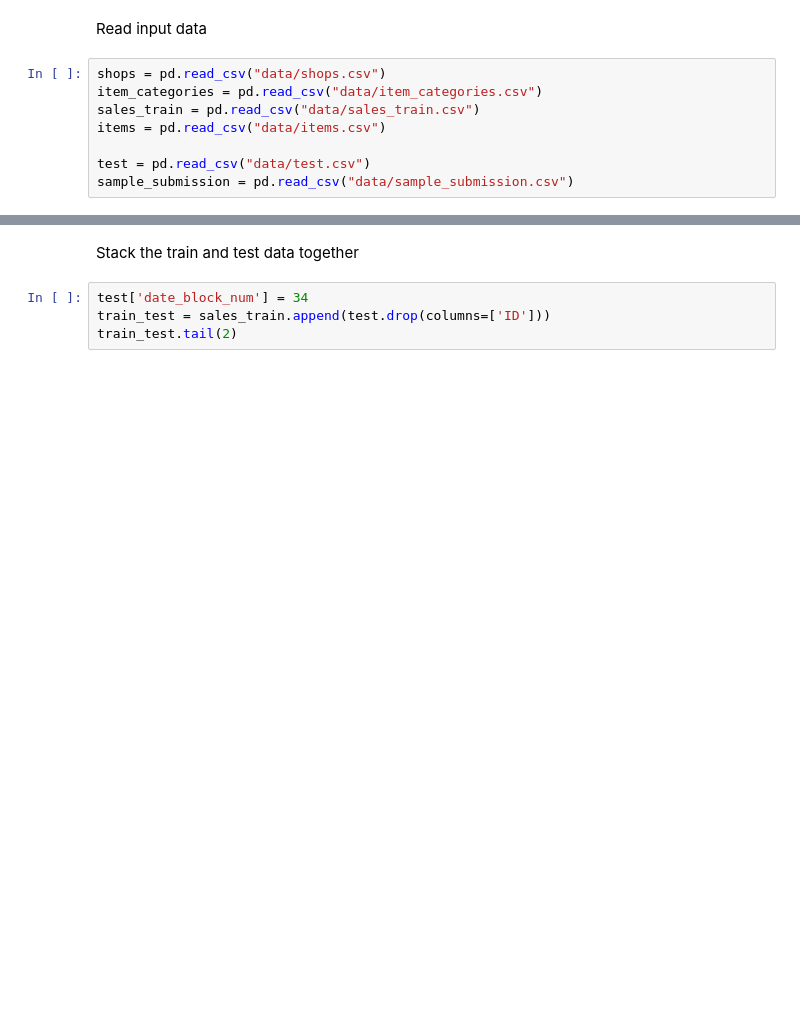
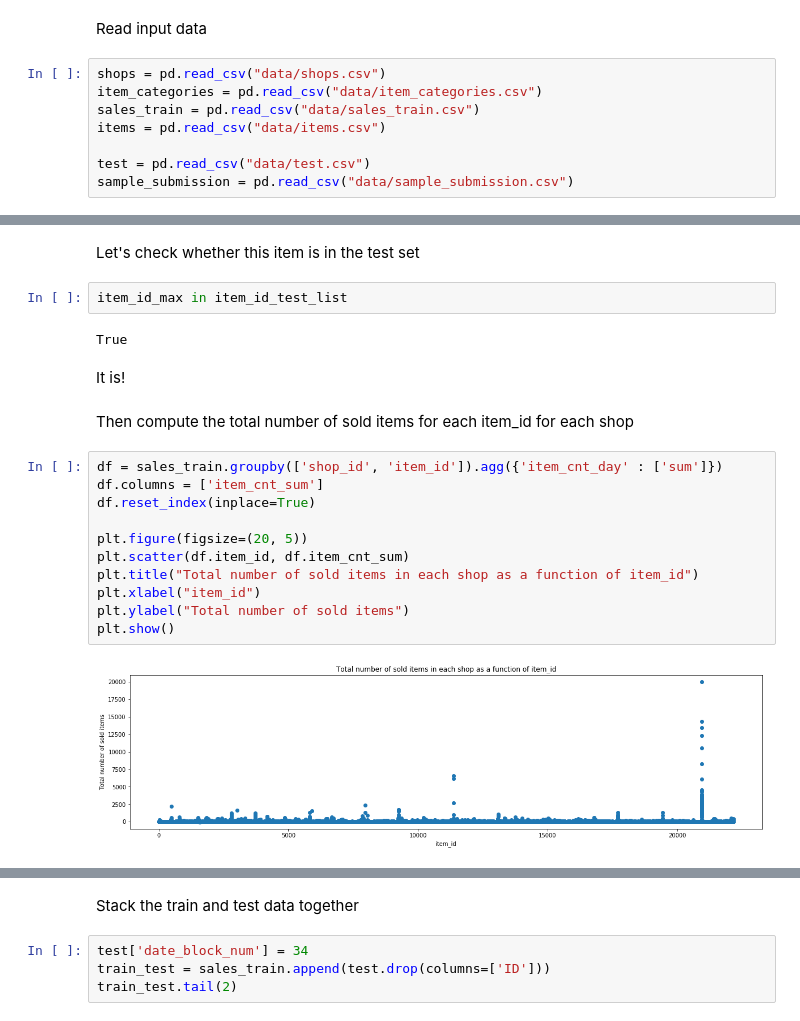
Before and after one commit to Qile-Paul-Chen/Kaggle-Predict-Future-Sales, a Jupyter notebook: Model_Training.ipynb, the cells around one changed output, grey strips where cells are left out. Saved outputs shown, nothing was run; the diff lists cells and outputs as text; blank space fills up the shorter version.

```diff
--- a/Model_Training.ipynb
+++ b/Model_Training.ipynb
@@ -17,0 +127,23 @@ sample_submission = pd.read_csv("data/sample_submission.csv")
+# %% [markdown]
+Let's check whether this item is in the test set
+# %%
+item_id_max in item_id_test_list
+# %% [output]
+True
+# %% [markdown]
+It is!
+# %% [markdown]
+Then compute the total number of sold items for each item_id for each shop
+# %%
+df = sales_train.groupby(['shop_id', 'item_id']).agg({'item_cnt_day' : ['sum']})
+df.columns = ['item_cnt_sum']
+df.reset_index(inplace=True)
+
+plt.figure(figsize=(20, 5))
+plt.scatter(df.item_id, df.item_cnt_sum)
+plt.title("Total number of sold items in each shop as a function of item_id")
+plt.xlabel("item_id")
+plt.ylabel("Total number of sold items")
+plt.show()
+# %% [output]
+[figure, added]
```
Also changed, not shown: parts of 69 cells of this notebook.
